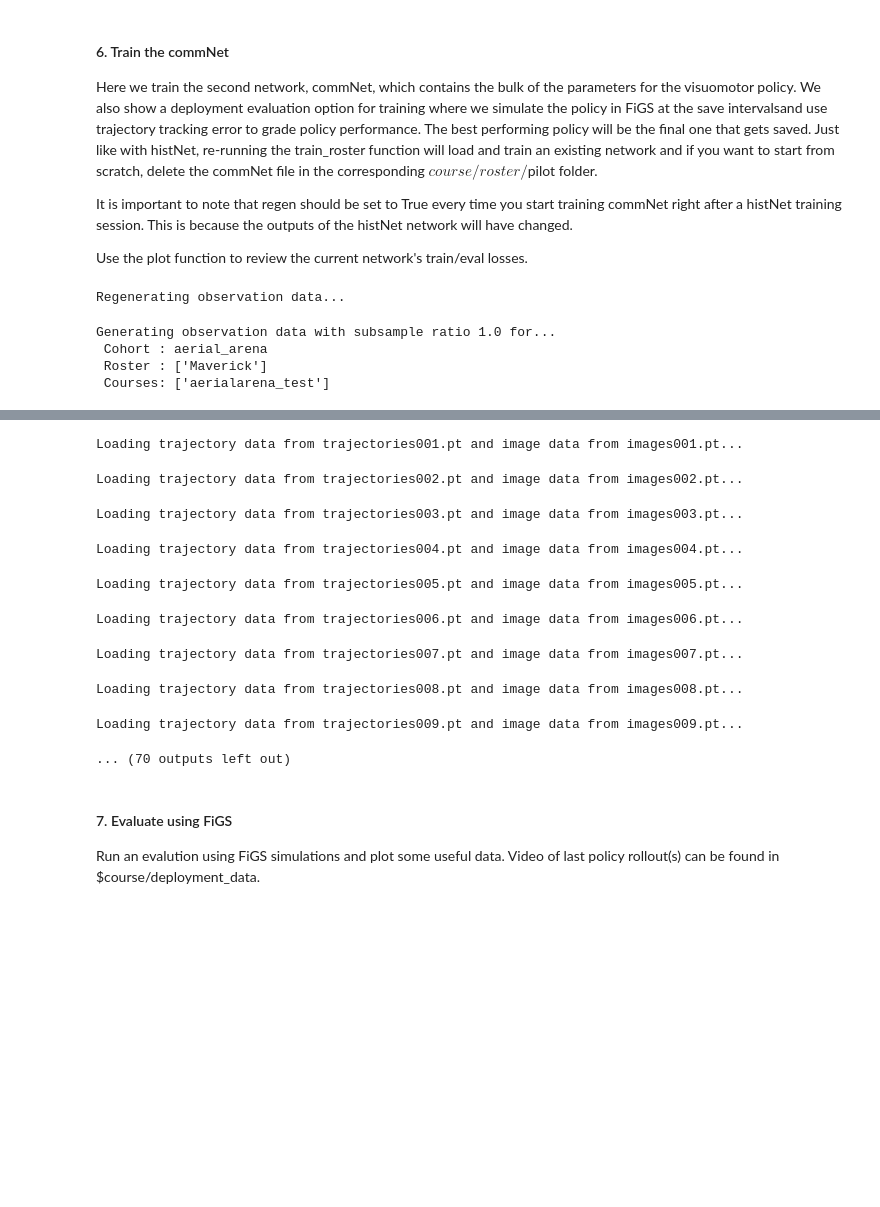
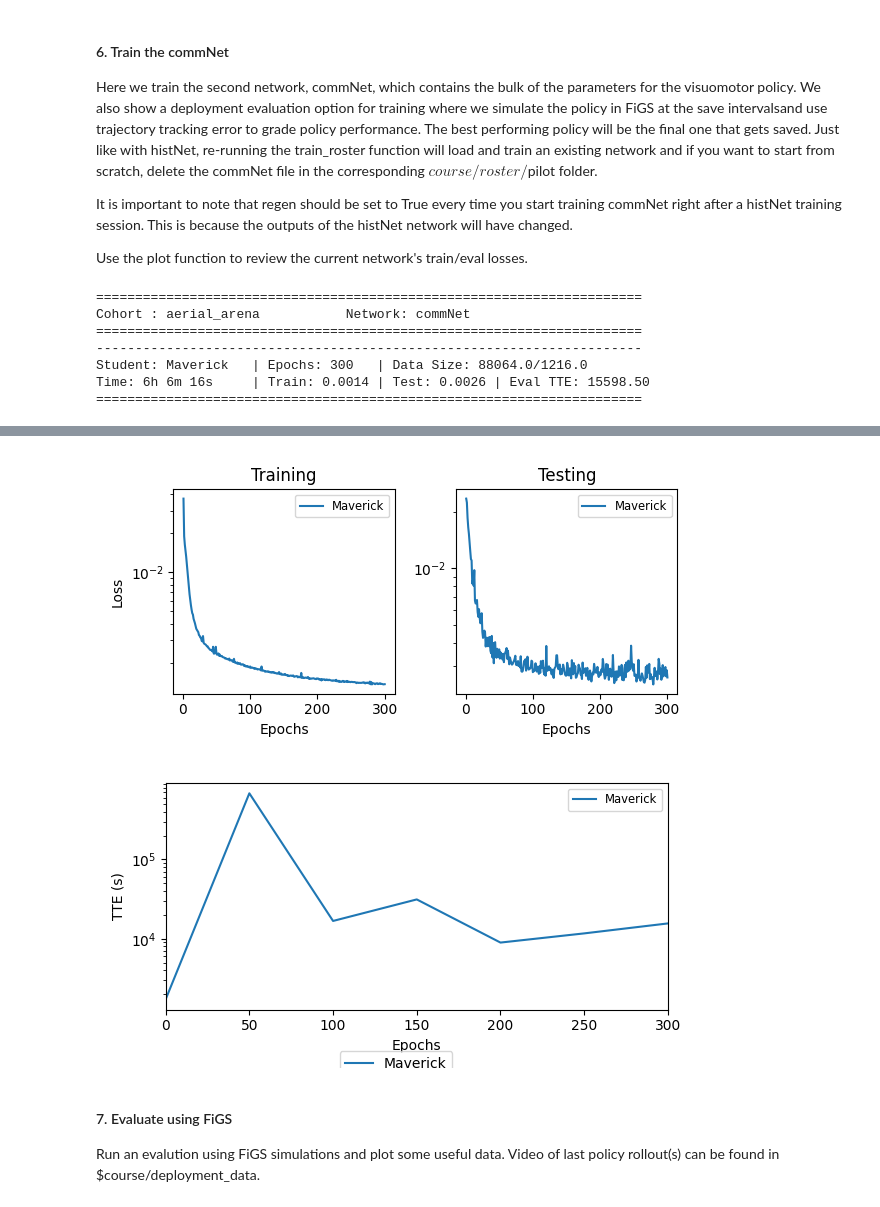
Before and after one commit to sdencanted/SousVide, a Jupyter notebook: notebooks/sous_vide_examples.ipynb, the cells around one changed output, grey strips where cells are left out. Drawn from its saved outputs; the diff is of its cells as text; code cells hidden in the pictures; blank space fills up the shorter version.

```diff
--- a/notebooks/sous_vide_examples.ipynb
+++ b/notebooks/sous_vide_examples.ipynb
@@ -159,16 +223,18 @@ It is important to note that regen should be set to True every time you start tr
 Use the plot function to review the current network's train/eval losses.
 # %%
 # Train the Policy
-tp.train_roster(
-    cohort,roster,"commNet",300,
-    regen=True,
-    deployment=(courses[0],scene,eval_method))
+# tp.train_roster(
+#     cohort,roster,"commNet",300,
+#     regen=True,
+#     deployment=(courses[0],scene,eval_method),image_modality="kronecker_delta")
 
 # Plot the commNet losses
 pl.plot_losses(cohort,roster,"commNet",use_log=True)
 # %% [output]
-Regenerating observation data...
+======================================================================
+Cohort : aerial_arena           Network: commNet
+======================================================================
+----------------------------------------------------------------------
+Student: Maverick   | Epochs: 300   | Data Size: 88064.0/1216.0
+Time: 6h 6m 16s     | Train: 0.0014 | Test: 0.0026 | Eval TTE: 15598.50
+======================================================================
-Generating observation data with subsample ratio 1.0 for...
- Cohort : aerial_arena
- Roster : ['Maverick']
- Courses: ['aerialarena_test']
@@ -176,13 +241,5 @@ Generating observation data with subsample ratio 1.0 for...
-Loading trajectory data from trajectories001.pt and image data from images001.pt...
-Loading trajectory data from trajectories002.pt and image data from images002.pt...
-Loading trajectory data from trajectories003.pt and image data from images003.pt...
-Loading trajectory data from trajectories004.pt and image data from images004.pt...
-Loading trajectory data from trajectories005.pt and image data from images005.pt...
-Loading trajectory data from trajectories006.pt and image data from images006.pt...
-Loading trajectory data from trajectories007.pt and image data from images007.pt...
-Loading trajectory data from trajectories008.pt and image data from images008.pt...
-Loading trajectory data from trajectories009.pt and image data from images009.pt...
-... (70 outputs left out)
+[figure, added]
+[figure, added]
 # %% [markdown]
 #### 7. Evaluate using FiGS
 
```
Also changed, not shown: parts of 8 cells of this notebook, 23 other files.
